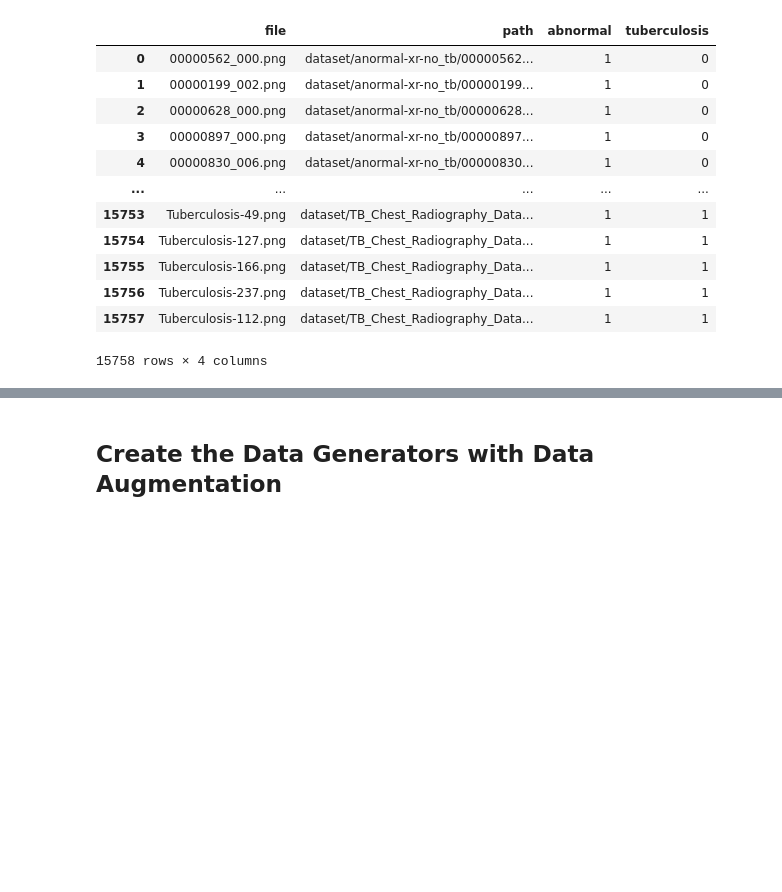
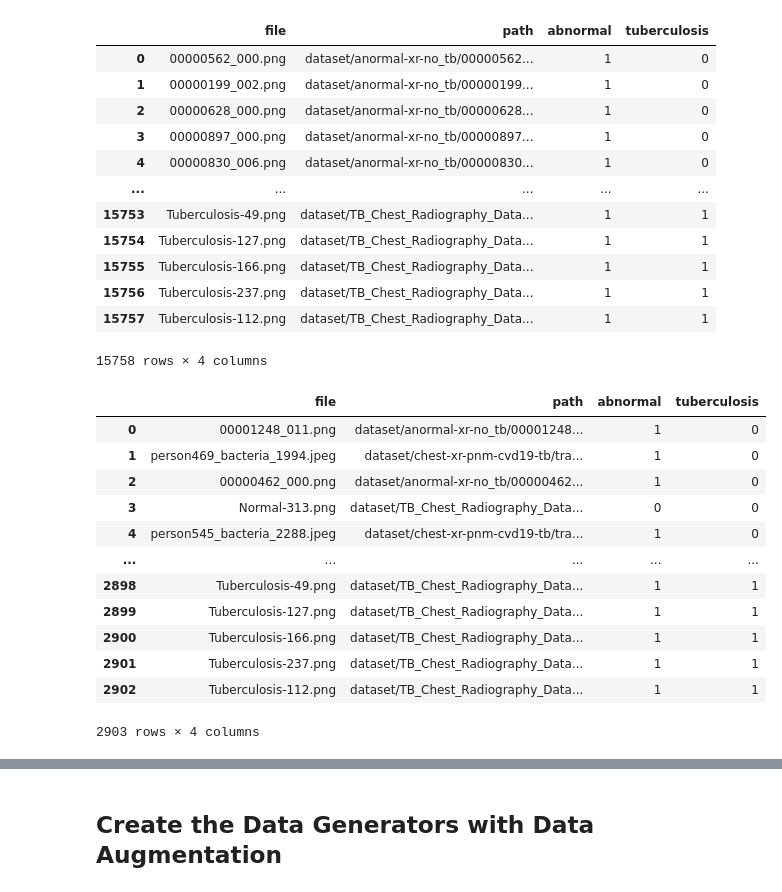
Before and after one commit to CostaDiego/tuberculosis_detection, a Jupyter notebook: tf-tuberculosis_detection.ipynb, the cells around one changed output, grey strips where cells are left out. Cells and saved outputs as stored; diff of their text form; code cells hidden in the pictures; blank space fills up the shorter version.

```diff
--- a/tf-tuberculosis_detection.ipynb
+++ b/tf-tuberculosis_detection.ipynb
@@ -76,0 +85,16 @@ tb_df
+# %%
+tb_df
+# %% [output]
+|  | file | path | abnormal | tuberculosis |
+| 0 | 00001248_011.png | dataset/anormal-xr-no_tb/00001248... | 1 | 0 |
+| 1 | person469_bacteria_1994.jpeg | dataset/chest-xr-pnm-cvd19-tb/tra... | 1 | 0 |
+| 2 | 00000462_000.png | dataset/anormal-xr-no_tb/00000462... | 1 | 0 |
+| 3 | Normal-313.png | dataset/TB_Chest_Radiography_Data... | 0 | 0 |
+| 4 | person545_bacteria_2288.jpeg | dataset/chest-xr-pnm-cvd19-tb/tra... | 1 | 0 |
+| ... | ... | ... | ... | ... |
+| 2898 | Tuberculosis-49.png | dataset/TB_Chest_Radiography_Data... | 1 | 1 |
+| 2899 | Tuberculosis-127.png | dataset/TB_Chest_Radiography_Data... | 1 | 1 |
+| 2900 | Tuberculosis-166.png | dataset/TB_Chest_Radiography_Data... | 1 | 1 |
+| 2901 | Tuberculosis-237.png | dataset/TB_Chest_Radiography_Data... | 1 | 1 |
+| 2902 | Tuberculosis-112.png | dataset/TB_Chest_Radiography_Data... | 1 | 1 |
+2903 rows × 4 columns
```
Also changed, not shown: parts of 21 cells of this notebook, 1 other file.
